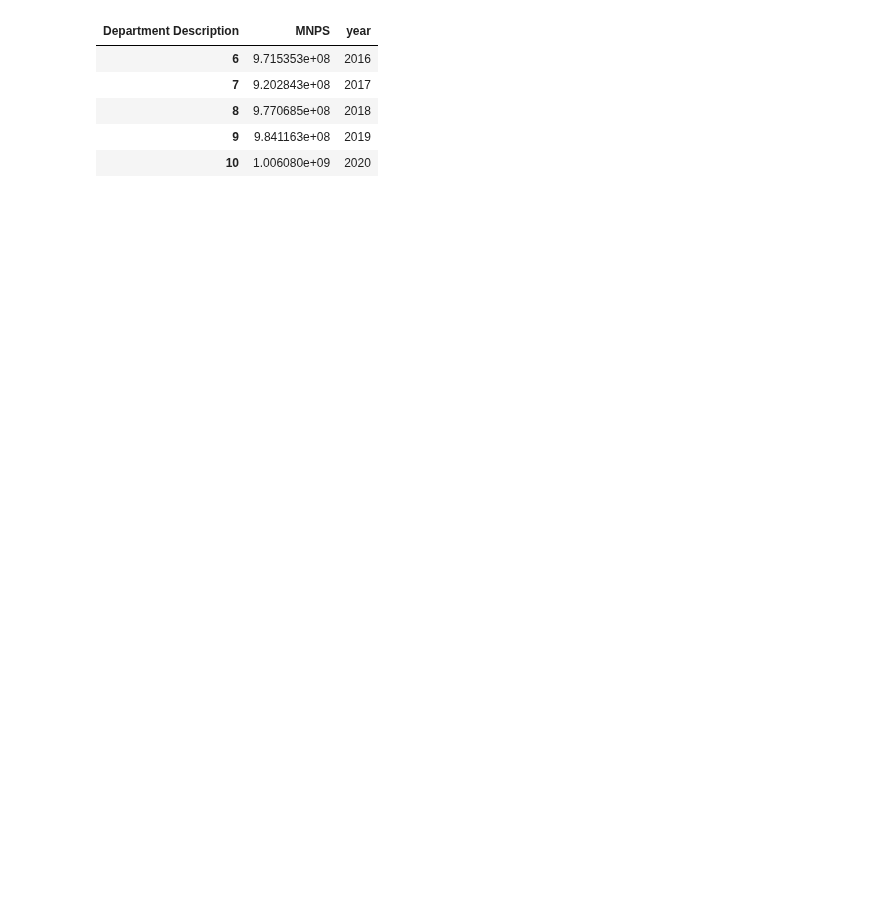
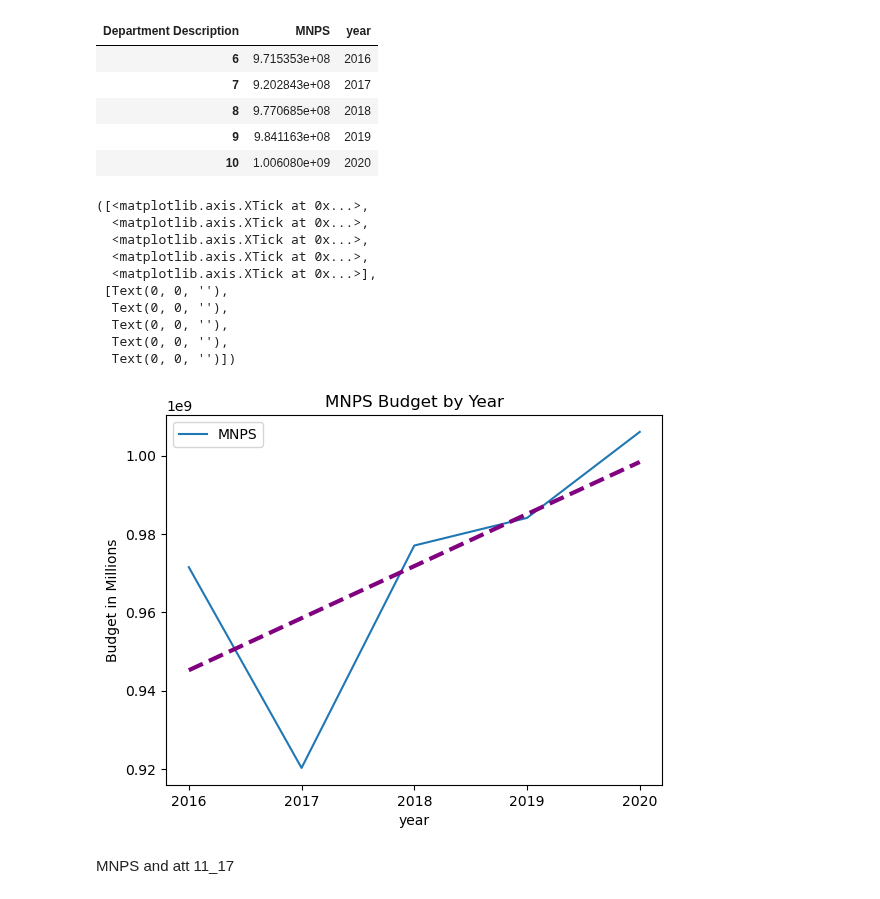
Before and after one commit to jwhankins177/capstone-budget-impact-jupyternb-python, a Jupyter notebook: notebooks/MNPS.ipynb, the cells around one changed output. Saved outputs shown, nothing was run; the diff lists cells and outputs as text; code cells hidden in the pictures; blank space fills up the shorter version.

Commit message:
Graphs

```diff
--- a/notebooks/MNPS.ipynb
+++ b/notebooks/MNPS.ipynb
@@ -199,3 +187,29 @@ mnps_16_20
 | 8 | 9.770685e+08 | 2018 |
 | 9 | 9.841163e+08 | 2019 |
 | 10 | 1.006080e+09 | 2020 |
+# %%
+x = mnps_16_20['year']
+y = mnps_16_20['MNPS']
+mnps_16_20.plot(kind='line', x = 'year', y = 'MNPS')
+# Calculate the Trendline
+z = np.polyfit(x, y, 1)
+p = np.poly1d(z)
+
+plt.plot(mnps_16_20['year'], p(x), color="purple", linewidth=3, linestyle="--")
+plt.title('MNPS Budget by Year')
+plt.ylabel('Budget in Millions')
+plt.xticks(x)
+# %% [output]
+([<matplotlib.axis.XTick at 0x...>,
+  <matplotlib.axis.XTick at 0x...>,
+  <matplotlib.axis.XTick at 0x...>,
+  <matplotlib.axis.XTick at 0x...>,
+  <matplotlib.axis.XTick at 0x...>],
+ [Text(0, 0, ''),
+  Text(0, 0, ''),
+  Text(0, 0, ''),
+  Text(0, 0, ''),
+  Text(0, 0, '')])
+[figure, added]
+# %% [markdown]
+MNPS and att 11_17
```
Also changed, not shown: parts of 10 cells of this notebook, 3 other files.
